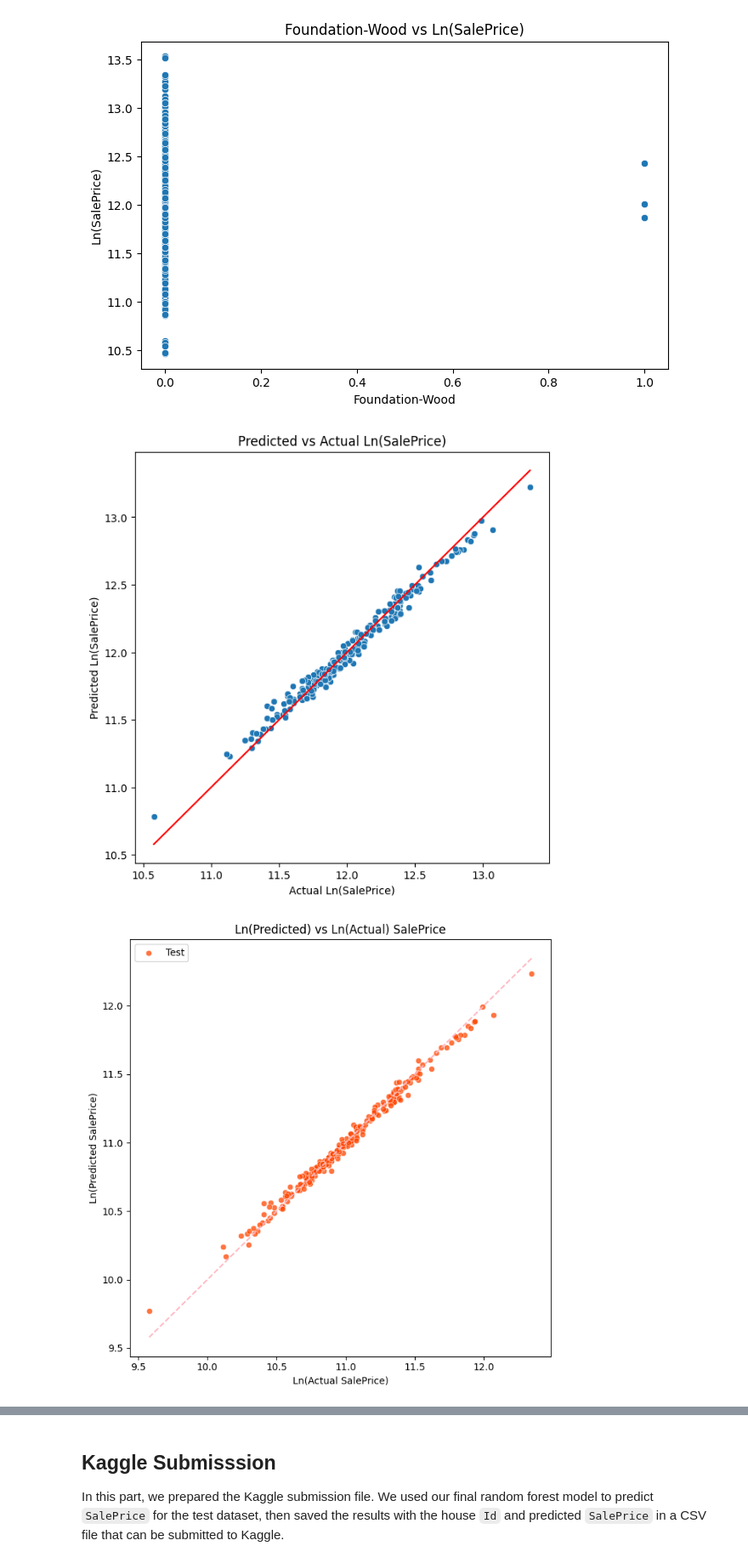
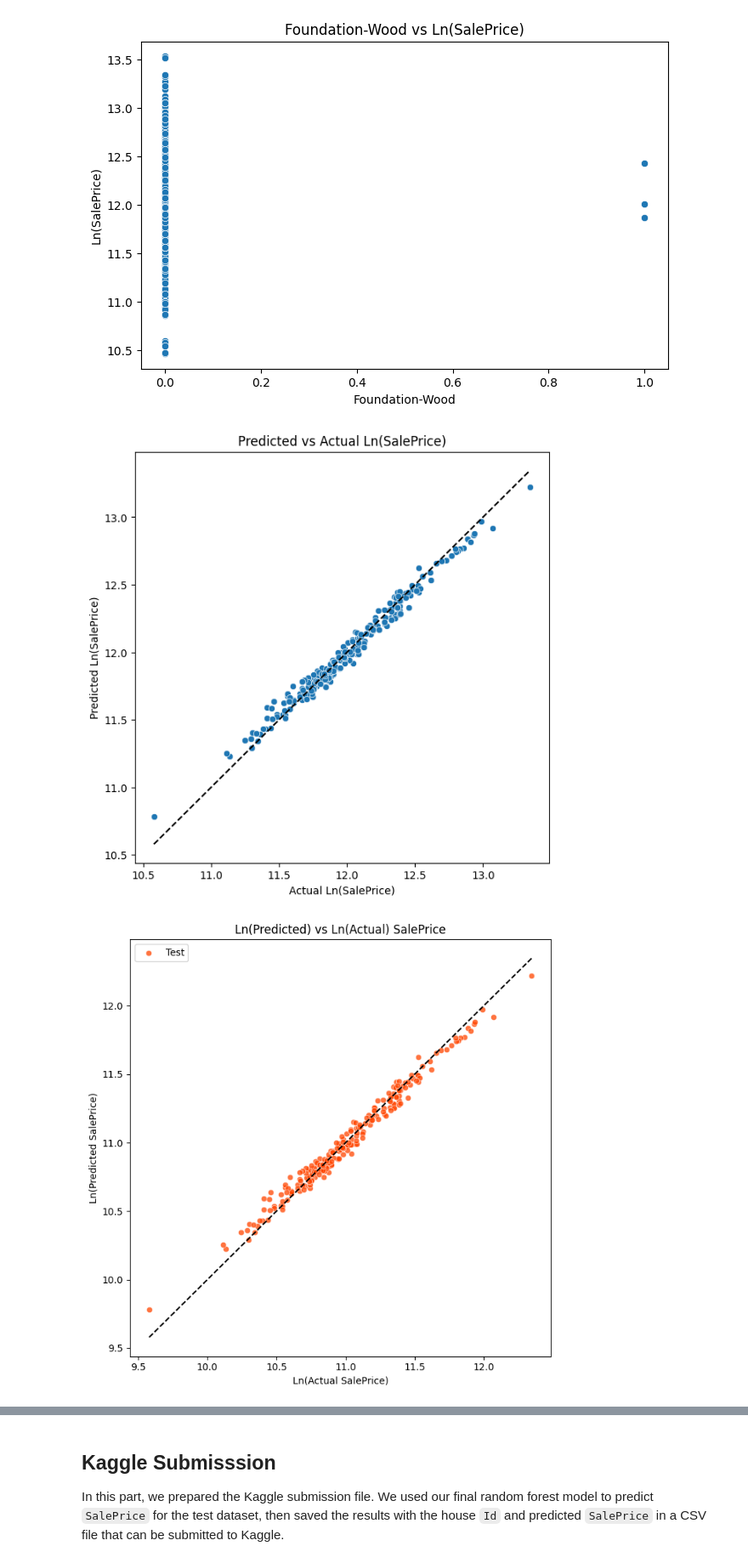
Before and after one commit to dana-fatemeh/Final-ML-Project, a Jupyter notebook: final-prj.ipynb, the cells around one changed output, grey strips where cells are left out. Shown at 85% size. Saved outputs shown, nothing was run; the diff lists cells and outputs as text; code cells hidden in the pictures.

```diff
--- a/final-prj.ipynb
+++ b/final-prj.ipynb
@@ -158,9 +158,9 @@ def feature_engineer(data: pd.DataFrame) -> pd.DataFrame:
         data["FullBath"] + 0.5 * data["HalfBath"] + data["BsmtFullBath"] + 0.5 * data["BsmtHalfBath"]
     )
 
-    # data["YearRemodAdd"] = data["YearRemodAdd"].astype(int)
-    # data["YearBuilt"] = data["YearBuilt"].astype(int)
-    # data["YrSold"] = data["YrSold"].astype(int)
+    data["YearRemodAdd"] = data["YearRemodAdd"].astype(int)
+    data["YearBuilt"] = data["YearBuilt"].astype(int)
+    data["YrSold"] = data["YrSold"].astype(int)
     data["Age"] = data["YrSold"] - data["YearBuilt"]
     data["RemodAge"] = data["YrSold"] - data["YearRemodAdd"]
 
@@ -664,14 +664,14 @@ sns.scatterplot(x=np.log(y_test_price), y=np.log(y_pred_price))
 
 min_price = min(np.log(y_test_price).min(), np.log(y_pred_price).min())
 max_price = max(np.log(y_test_price).max(), np.log(y_pred_price).max())
-plt.plot([min_price, max_price], [min_price, max_price], color="red")
+plt.plot([min_price, max_price], [min_price, max_price], color="black", linestyle="--")
 
 plt.title("Predicted vs Actual Ln(SalePrice)")
 plt.xlabel("Actual Ln(SalePrice)")
 plt.ylabel("Predicted Ln(SalePrice)")
 plt.show()
 # %% [output]
-[figure, old version]
+[figure, new version]
 # %%
 # Predicted vs actual SalePrice for both training and test data
 # train_pred_log = rf_model.predict(X_train)
@@ -693,35 +693,35 @@ plt.figure(figsize=(7, 7))
 # )
 
 sns.scatterplot(
     x=test_actual_price,
     y=test_pred_price,
     label="Test",
     alpha=0.75,
     color="orangered",
 )
 
 min_price = min(
     # train_actual_price.min(),
     # train_pred_price.min(),
     test_actual_price.min(),
     test_pred_price.min(),
 )
 max_price = max(
     # train_actual_price.max(),
     # train_pred_price.max(),
     test_actual_price.max(),
     test_pred_price.max(),
 )
 
-plt.plot([min_price, max_price], [min_price, max_price], color="lightpink", linestyle="--")
+plt.plot([min_price, max_price], [min_price, max_price], color="black", linestyle="--")
 plt.title("Ln(Predicted) vs Ln(Actual) SalePrice")
 plt.xlabel("Ln(Actual SalePrice)")
 plt.ylabel("Ln(Predicted SalePrice)")
 plt.legend()
 plt.tight_layout()
 plt.show()
 # %% [output]
-[figure, old version]
+[figure, new version]
 # %%
 residuals = np.log(y_test_price) - np.log(y_pred_price)
 
```
Also changed, not shown: parts of 7 cells of this notebook.
